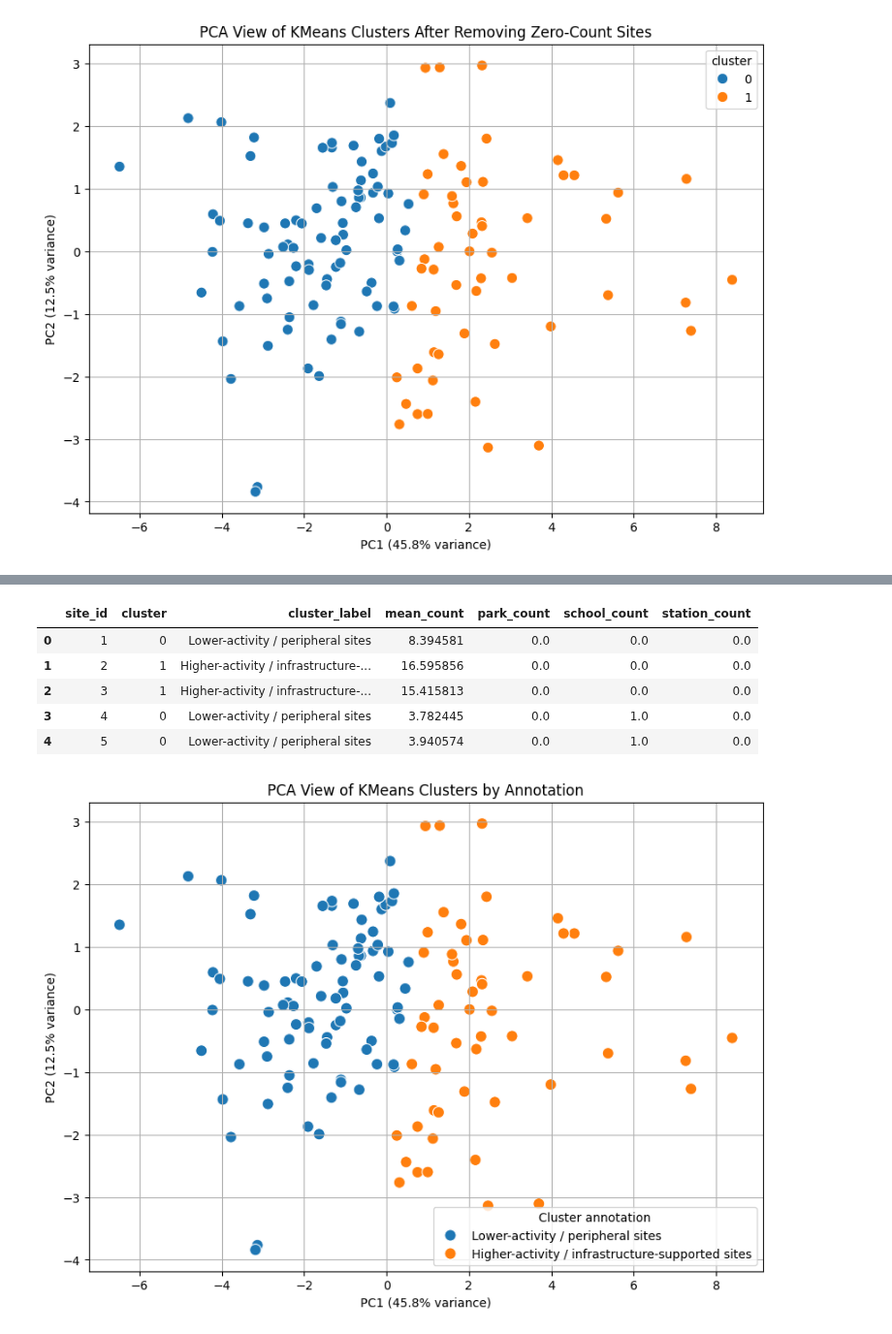
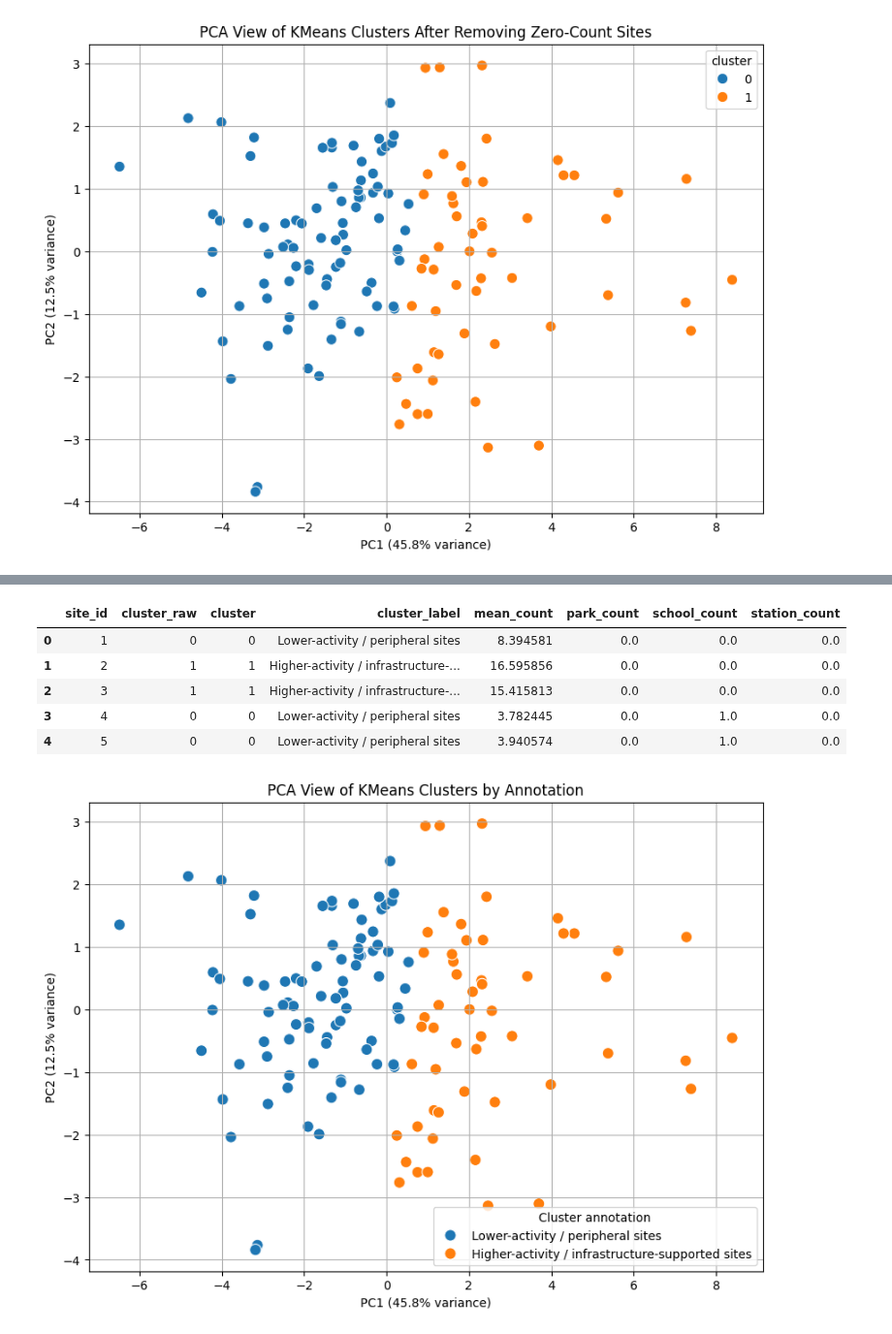
Before and after one commit to ZelalAldag/MDA_Project, a Jupyter notebook: clustering_2024_u.ipynb, the cells around one changed output, grey strips where cells are left out. Shown at 97% size. Cells and saved outputs as stored; diff of their text form; code cells hidden in the pictures.

```diff
--- a/clustering_2024_u.ipynb
+++ b/clustering_2024_u.ipynb
@@ -439,19 +478,30 @@ else:
 # %%
 cluster_labels = {
     0: "Lower-activity / peripheral sites",
     1: "Higher-activity / infrastructure-supported sites"
 }
 
 active_sites_df["cluster_label"] = active_sites_df["cluster"].map(cluster_labels)
 
-active_sites_df[["site_id", "cluster", "cluster_label", "mean_count", "park_count", "school_count", "station_count"]].head()
+active_sites_df[
+    [
+        "site_id",
+        "cluster_raw",
+        "cluster",
+        "cluster_label",
+        "mean_count",
+        "park_count",
+        "school_count",
+        "station_count"
+    ]
+].head()
 # %% [output]
-|  | site_id | cluster | cluster_label | mean_count | park_count | school_count | station_count |
-| 0 | 1 | 0 | Lower-activity / peripheral sites | 8.394581 | 0.0 | 0.0 | 0.0 |
-| 1 | 2 | 1 | Higher-activity / infrastructure-... | 16.595856 | 0.0 | 0.0 | 0.0 |
-| 2 | 3 | 1 | Higher-activity / infrastructure-... | 15.415813 | 0.0 | 0.0 | 0.0 |
-| 3 | 4 | 0 | Lower-activity / peripheral sites | 3.782445 | 0.0 | 1.0 | 0.0 |
-| 4 | 5 | 0 | Lower-activity / peripheral sites | 3.940574 | 0.0 | 1.0 | 0.0 |
+|  | site_id | cluster_raw | cluster | cluster_label | mean_count | park_count | school_count | station_count |
+| 0 | 1 | 0 | 0 | Lower-activity / peripheral sites | 8.394581 | 0.0 | 0.0 | 0.0 |
+| 1 | 2 | 1 | 1 | Higher-activity / infrastructure-... | 16.595856 | 0.0 | 0.0 | 0.0 |
+| 2 | 3 | 1 | 1 | Higher-activity / infrastructure-... | 15.415813 | 0.0 | 0.0 | 0.0 |
+| 3 | 4 | 0 | 0 | Lower-activity / peripheral sites | 3.782445 | 0.0 | 1.0 | 0.0 |
+| 4 | 5 | 0 | 0 | Lower-activity / peripheral sites | 3.940574 | 0.0 | 1.0 | 0.0 |
 # %%
 
 
```
Also changed, not shown: parts of 19 cells of this notebook.
